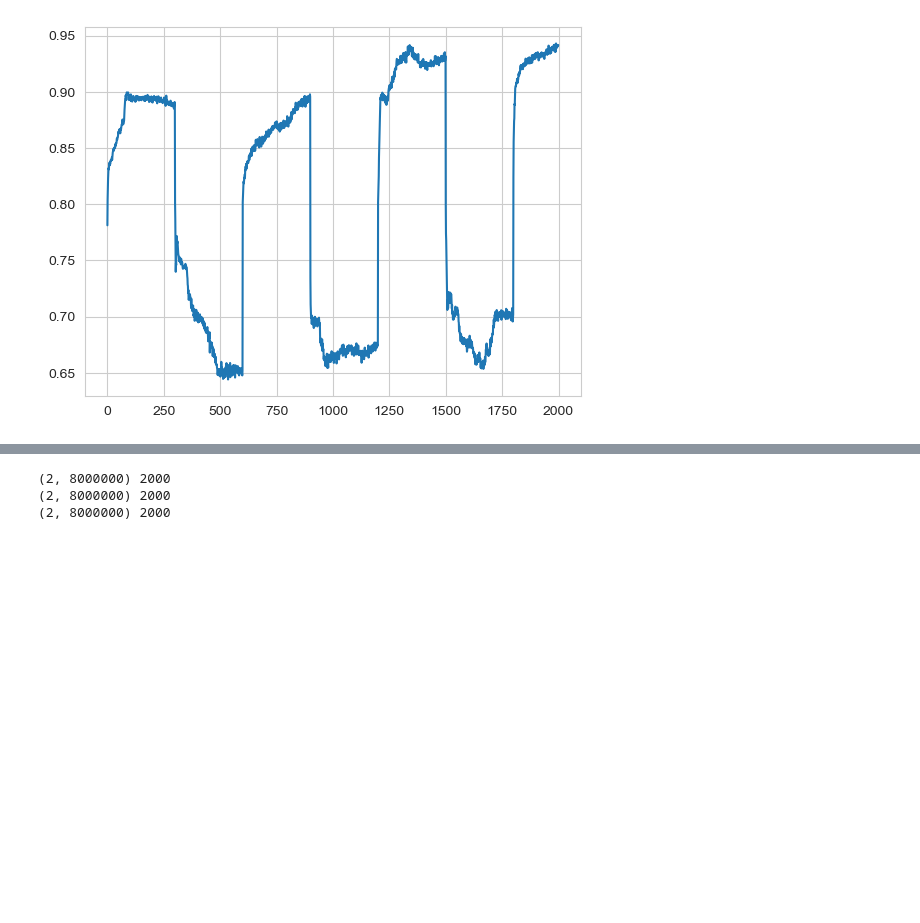
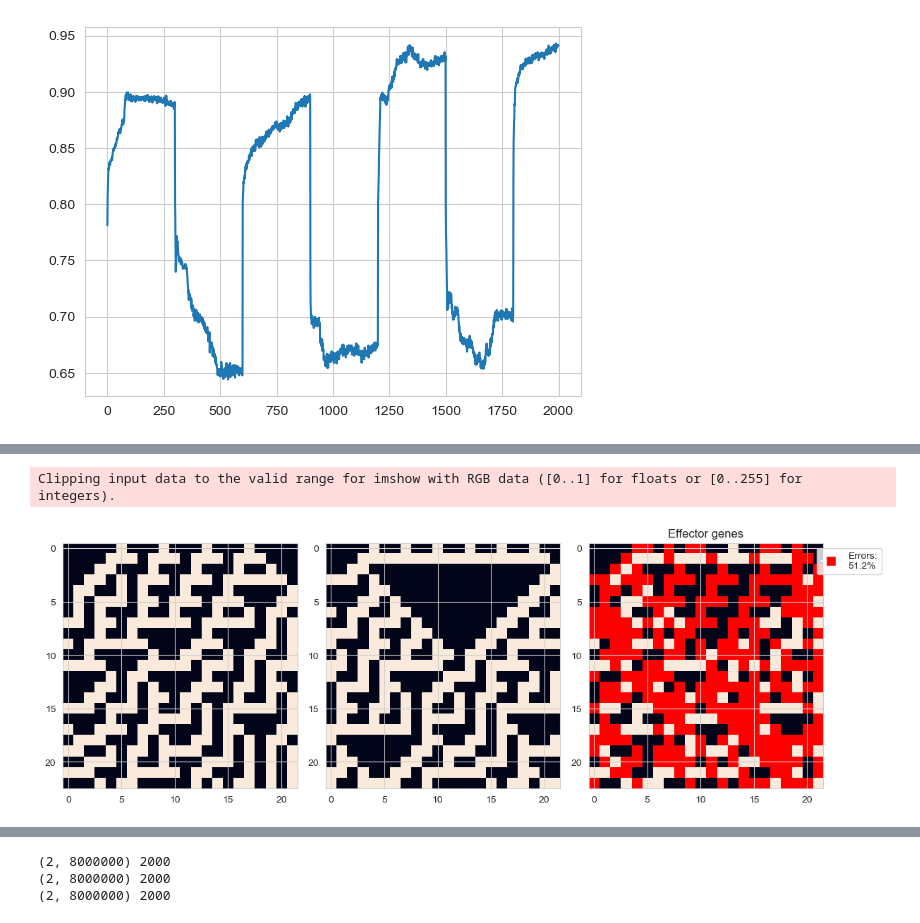
Before and after one commit to Cpetak/CA_GRN2, a Jupyter notebook: variable_2dfits.ipynb, the cells around one changed output, grey strips where cells are left out. Cells and saved outputs as stored; diff of their text form; code cells hidden in the pictures; blank space fills up the shorter version.

```diff
--- a/variable_2dfits.ipynb
+++ b/variable_2dfits.ipynb
@@ -93,0 +185,14 @@ all_fits.shape
+# %%
+fig, axs = plt.subplots(ncols=3, figsize=(12, 4))
+#Plot best phenotype
+axs[0].imshow(all_targs[0])
+#Plot target
+axs[1].imshow(all_targs[1])
+#Plot difference
+helper.show_effectors(all_targs[0], all_targs[1], M=0, ax=axs[2])
+
+plt.tight_layout()
+plt.show()
+# %% [output]
+Clipping input data to the valid range for imshow with RGB data ([0..1] for floats or [0..255] for integers).
+[figure, added]
```
Also changed, not shown: parts of 22 cells of this notebook, 4 other files.
